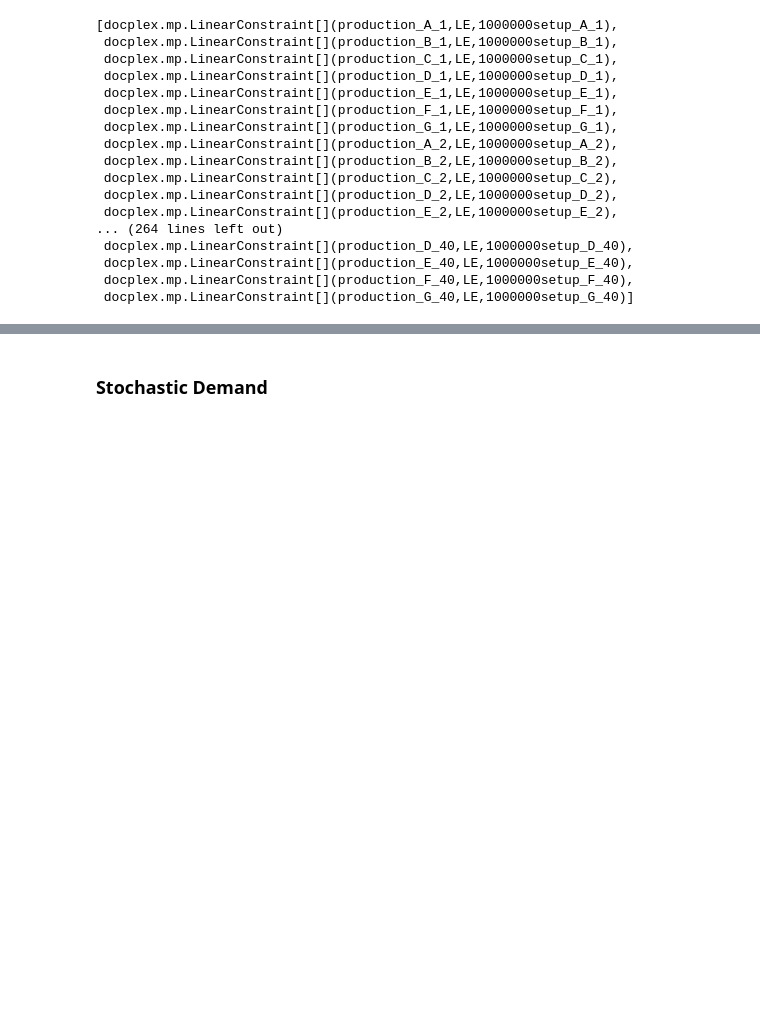
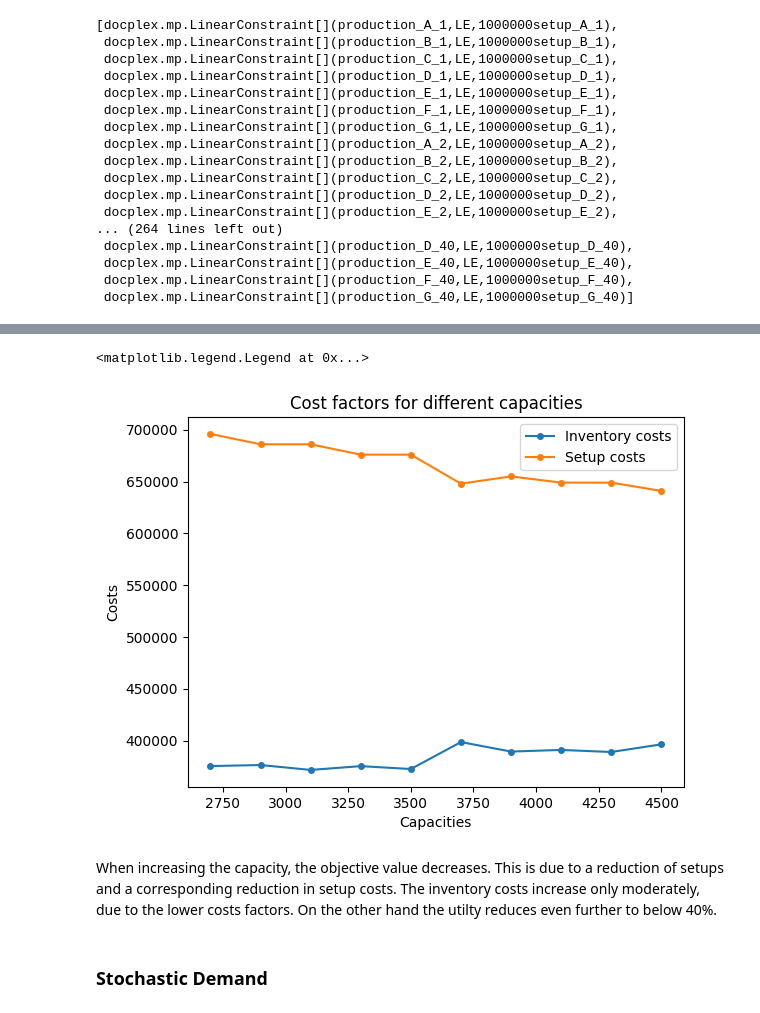
Before and after one commit to FredericWeiss/Lot-Sizing-Problem, a Jupyter notebook: clsp.ipynb, the cells around one changed output, grey strips where cells are left out. Saved outputs shown, nothing was run; the diff lists cells and outputs as text; code cells hidden in the pictures; blank space fills up the shorter version.

```diff
--- a/clsp.ipynb
+++ b/clsp.ipynb
@@ -194,2 +298,16 @@ ax.legend([ov, ut], [ov.get_label(), ut.get_label()])
+# %%
+# Plotting the cost factors
+fig, ax = plt.subplots()
+ax.plot(capacities, inventory_costs, marker='.', markersize=8, label='Inventory costs')
+ax.plot(capacities, setup_costs, marker='.', markersize=8, label='Setup costs')
+ax.set_title('Cost factors for different capacities')
+ax.set_ylabel('Costs')
+ax.set_xlabel('Capacities')
+plt.legend()
+# %% [output]
+<matplotlib.legend.Legend at 0x...>
+[figure, added]
+# %% [markdown]
+When increasing the capacity, the objective value decreases. This is due to a reduction of setups and a corresponding reduction in setup costs. The inventory costs increase only moderately, due to the lower costs factors. On the other hand the utilty reduces even further to below 40%.
 # %% [markdown]
 ### Stochastic Demand
```
Also changed, not shown: parts of 28 cells of this notebook, 1 other file.
